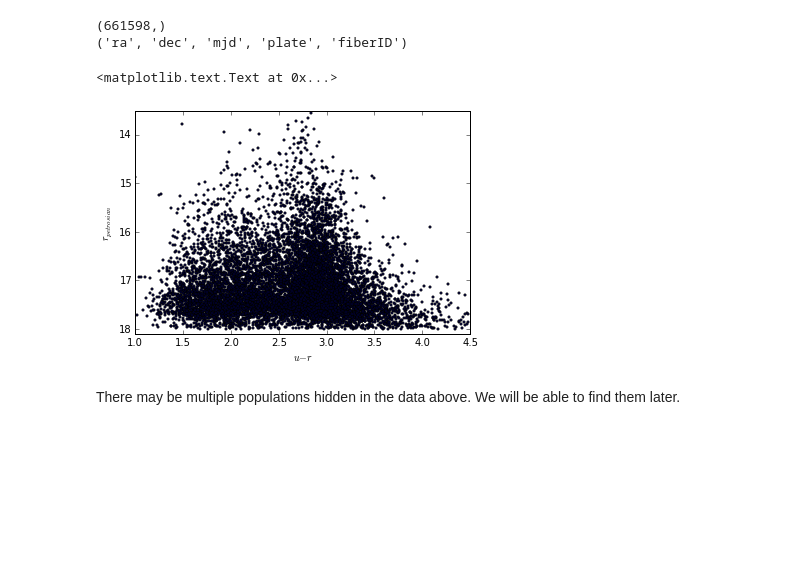
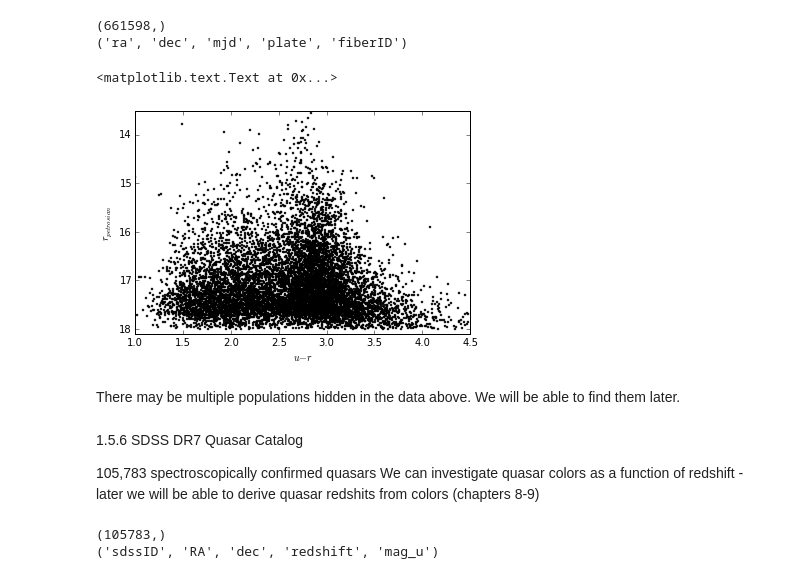
Before and after one commit to kdhiner/KAstroML, a Jupyter notebook: Chapter 1.ipynb, the cells around one changed output. Cells and saved outputs as stored; diff of their text form; code cells hidden in the pictures; blank space fills up the shorter version.

```diff
--- a/Chapter 1.ipynb
+++ b/Chapter 1.ipynb
@@ -196,18 +196,33 @@ print data.dtype.names[:5]
 # %%
 data = data[:10000]
 
 u = data['modelMag_u']
 r = data['modelMag_r']
 rPetro = data['petroMag_r']
 
 ax = plt.axes()
-ax.scatter(u-r, rPetro, s=4)#, lw=0, c='k')
+ax.scatter(u-r, rPetro, s=4, lw=0.5, c='k')
 ax.set_xlim(1, 4.5)
 ax.set_ylim(18.1, 13.5)
 ax.set_xlabel('$u - r$')
 ax.set_ylabel('$r_{petrosian}$')
 # %% [output]
 <matplotlib.text.Text at 0x...>
-[figure, old version]
+[figure, new version]
 # %% [markdown]
 There may be multiple populations hidden in the data above. We will be able to find them later.
+# %% [markdown]
+1.5.6 SDSS DR7 Quasar Catalog
+
+105,783 spectroscopically confirmed quasars
+We can investigate quasar colors as a function of redshift - later we will be able to derive quasar redshits from colors (chapters 8-9)
+# %%
+from astroML.datasets import fetch_dr7_quasar
+
+data = fetch_dr7_quasar()
+
+print data.shape
+print data.dtype.names[:5]
+# %% [output]
+(105783,)
+('sdssID', 'RA', 'dec', 'redshift', 'mag_u')
```
Also changed, not shown: parts of 16 cells of this notebook.
